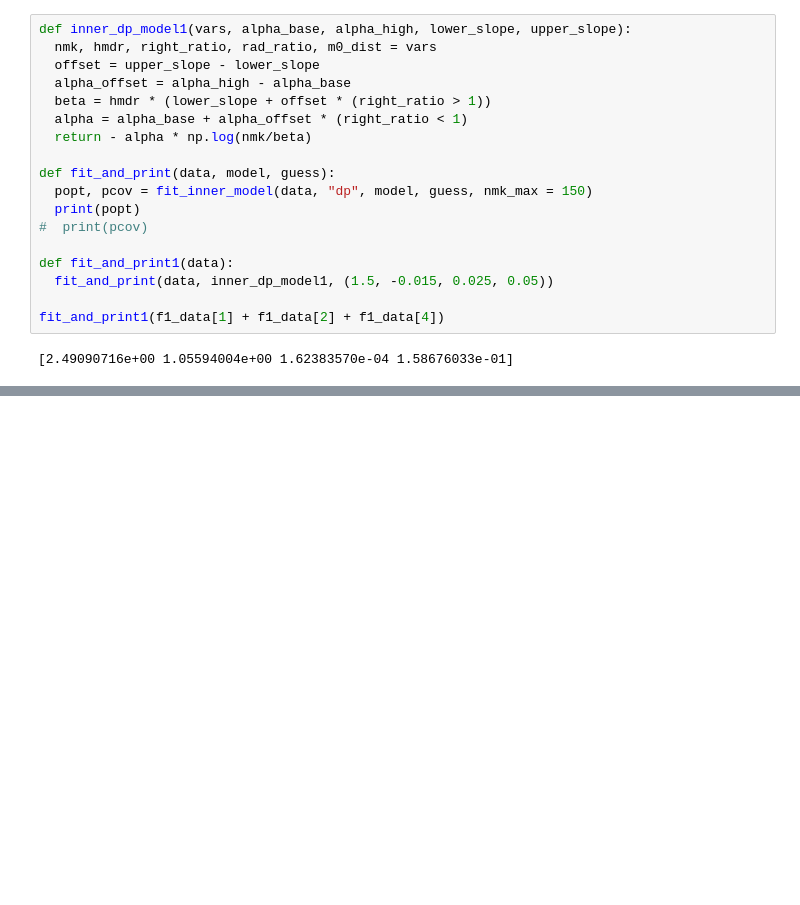
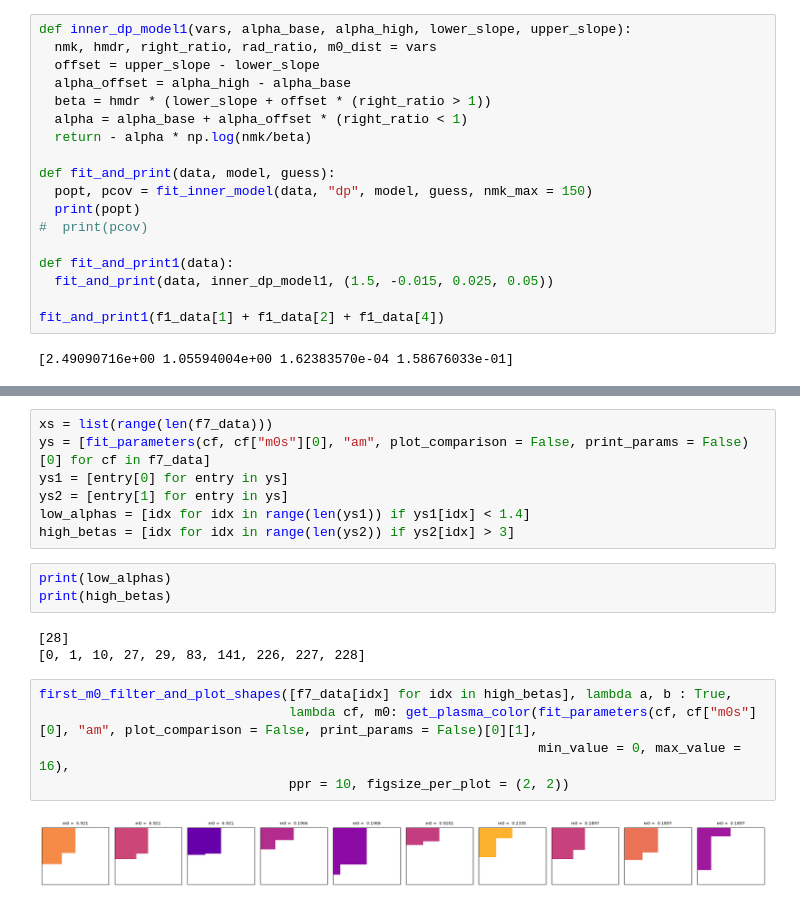
Before and after one commit to symbiotic-engineering/OpenFLASH, a Jupyter notebook: hydro/python/convergence-study/i-region-convergence/predictor.ipynb, the cells around one changed output, grey strips where cells are left out. Saved outputs shown, nothing was run; the diff lists cells and outputs as text; blank space fills up the shorter version.

```diff
--- a/hydro/python/convergence-study/i-region-convergence/predictor.ipynb
+++ b/hydro/python/convergence-study/i-region-convergence/predictor.ipynb
@@ -183,0 +224,20 @@ fit_and_print1(f1_data[1] + f1_data[2] + f1_data[4])
+# %%
+xs = list(range(len(f7_data)))
+ys = [fit_parameters(cf, cf["m0s"][0], "am", plot_comparison = False, print_params = False)[0] for cf in f7_data]
+ys1 = [entry[0] for entry in ys]
+ys2 = [entry[1] for entry in ys]
+low_alphas = [idx for idx in range(len(ys1)) if ys1[idx] < 1.4]
+high_betas = [idx for idx in range(len(ys2)) if ys2[idx] > 3]
+# %%
+print(low_alphas)
+print(high_betas)
+# %% [output]
+[28]
+[0, 1, 10, 27, 29, 83, 141, 226, 227, 228]
+# %%
+first_m0_filter_and_plot_shapes([f7_data[idx] for idx in high_betas], lambda a, b : True,
+                                lambda cf, m0: get_plasma_color(fit_parameters(cf, cf["m0s"][0], "am", plot_comparison = False, print_params = False)[0][1],
+                                                                min_value = 0, max_value = 16),
+                                ppr = 10, figsize_per_plot = (2, 2))
+# %% [output]
+[figure, added]
```
Also changed, not shown: parts of 10 cells of this notebook, 3 other files.
